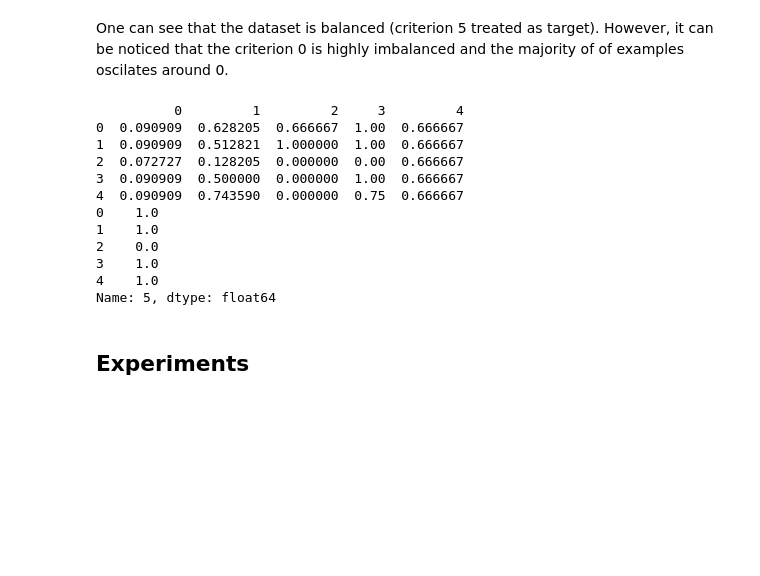
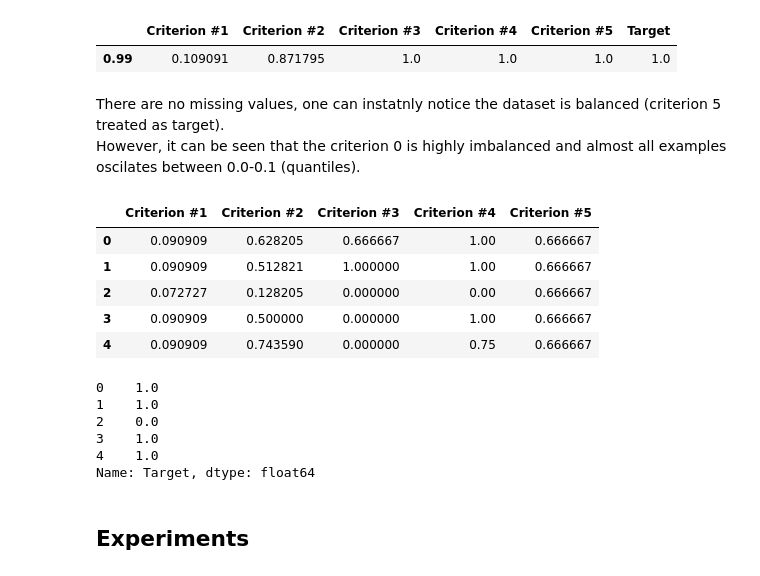
Before and after one commit to azywot/da-project3, a Jupyter notebook: Project3.ipynb, the cells around one changed output. Cells and saved outputs as stored; diff of their text form; code cells hidden in the pictures; blank space fills up the shorter version.

```diff
--- a/Project3.ipynb
+++ b/Project3.ipynb
@@ -52,25 +77,30 @@ data.hist(bins=25, figsize=(8, 8));
+# %%
+data.quantile([0.99])
+# %% [output]
+|  | Criterion #1 | Criterion #2 | Criterion #3 | Criterion #4 | Criterion #5 | Target |
+| 0.99 | 0.109091 | 0.871795 | 1.0 | 1.0 | 1.0 | 1.0 |
 # %% [markdown]
-One can see that the dataset is balanced (criterion 5 treated as target). However, it can be noticed that the criterion 0 is highly imbalanced and the majority of of examples oscilates around 0.
+There are no missing values, one can instatnly notice the dataset is balanced (criterion 5 treated as target). <br>However, it can be seen that the criterion 0 is highly imbalanced and almost all examples oscilates between 0.0-0.1 (quantiles).
 # %%
 criteria_nr = 5
 data_input = data.iloc[:, :criteria_nr]
-data_target = data[criteria_nr]
+data_target = data['Target']
 
-print(data_input.head())
-print(data_target.head())
+display(data_input.head())
+display(data_target.head())
 # %% [output]
+|  | Criterion #1 | Criterion #2 | Criterion #3 | Criterion #4 | Criterion #5 |
+| 0 | 0.090909 | 0.628205 | 0.666667 | 1.00 | 0.666667 |
+| 1 | 0.090909 | 0.512821 | 1.000000 | 1.00 | 0.666667 |
+| 2 | 0.072727 | 0.128205 | 0.000000 | 0.00 | 0.666667 |
+| 3 | 0.090909 | 0.500000 | 0.000000 | 1.00 | 0.666667 |
+| 4 | 0.090909 | 0.743590 | 0.000000 | 0.75 | 0.666667 |
-          0         1         2     3         4
-0  0.090909  0.628205  0.666667  1.00  0.666667
-1  0.090909  0.512821  1.000000  1.00  0.666667
-2  0.072727  0.128205  0.000000  0.00  0.666667
-3  0.090909  0.500000  0.000000  1.00  0.666667
-4  0.090909  0.743590  0.000000  0.75  0.666667
 0    1.0
 1    1.0
 2    0.0
 3    1.0
 4    1.0
-Name: 5, dtype: float64
+Name: Target, dtype: float64
 # %%
 X_train, X_test, y_train, y_test = train_test_split(
     data_input, data_target, test_size=0.2, random_state=1234
```
Also changed, not shown: parts of 45 cells of this notebook, 2 other files.
